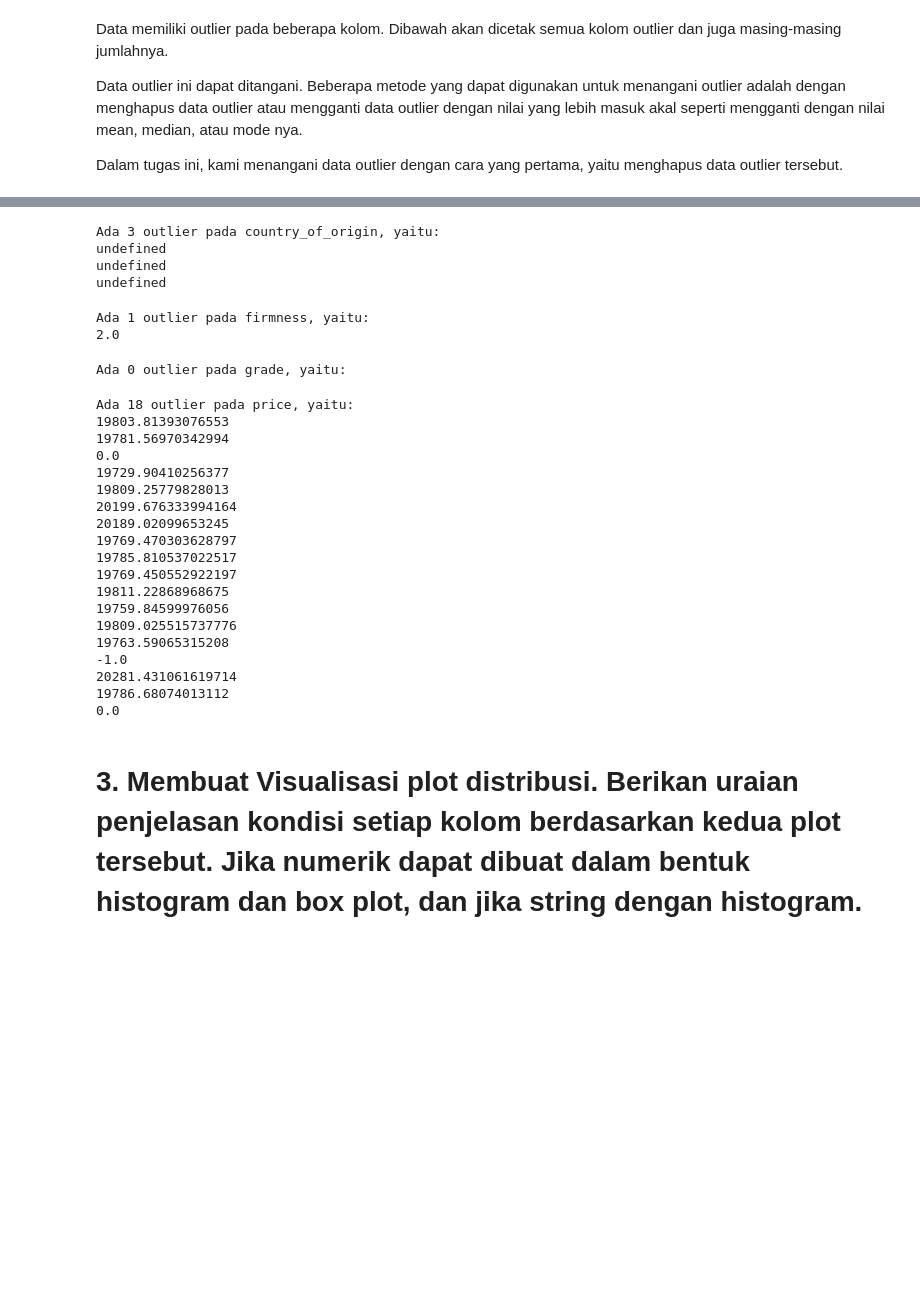
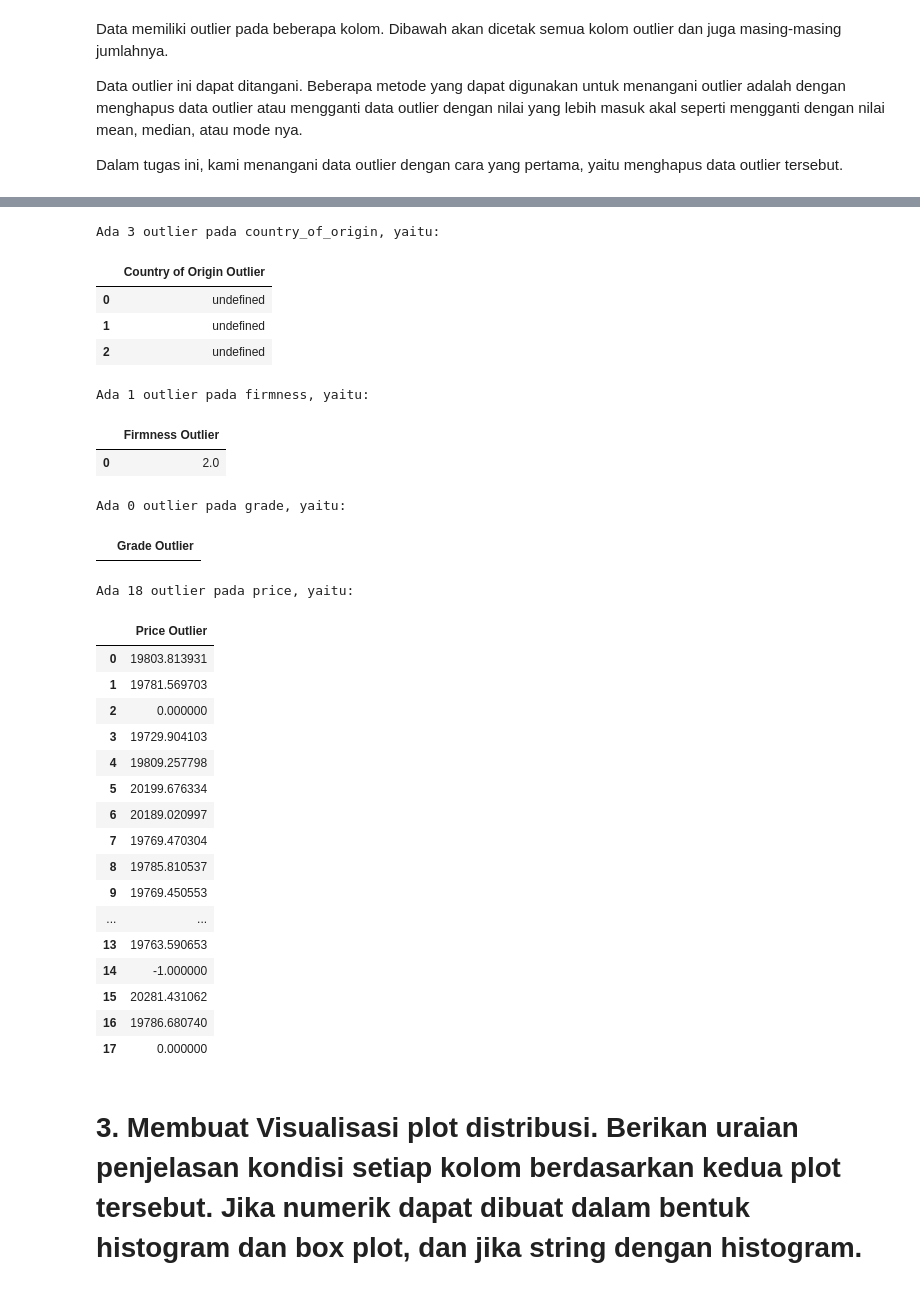
Before and after one commit to SandWithCheese/TubesProbstat, a Jupyter notebook: src/main.ipynb, the cells around one changed output, grey strips where cells are left out. Saved outputs shown, nothing was run; the diff lists cells and outputs as text; code cells hidden in the pictures; blank space fills up the shorter version.

```diff
--- a/src/main.ipynb
+++ b/src/main.ipynb
@@ -1200,14 +1228,18 @@ Ada 21 outlier pada sweetness, yaitu:
 cleaned_country_origin = list(filter(lambda x: x != "undefined", country_of_origin))
 outlier_country_origin = list(filter(lambda x: x == "undefined", country_of_origin))
 
+# Df
+df_cleaned_country_origin = pd.DataFrame(cleaned_country_origin, columns=["Country of Origin Cleaned"])
+df_outlier_country_origin = pd.DataFrame(outlier_country_origin, columns=["Country of Origin Outlier"])
+
 print(f"Ada {len(outlier_country_origin)} outlier pada country_of_origin, yaitu:")
-for outlier in outlier_country_origin:
-    print(outlier)
+df_outlier_country_origin
 # %% [output]
 Ada 3 outlier pada country_of_origin, yaitu:
-undefined
-undefined
-undefined
+|  | Country of Origin Outlier |
+| 0 | undefined |
+| 1 | undefined |
+| 2 | undefined |
 # %%
 # Firmness
 firmness_lower_outlier_limit = quartile(firmness, 1) - 1.5 * iqr(firmness)
@@ -1222,60 +1254,70 @@ for i in firmness:
     else:
         cleaned_firmness.append(i)
 
+# Df
+df_cleaned_firmness = pd.DataFrame(cleaned_firmness, columns=["Firmness Cleaned"])
+df_outliers_firmness = pd.DataFrame(outliers_firmness, columns=["Firmness Outlier"])
+
 # Output
 print(f"Ada {len(outliers_firmness)} outlier pada firmness, yaitu:")
-for outlier in outliers_firmness:
-    print(outlier)
+df_outliers_firmness
 # %% [output]
 Ada 1 outlier pada firmness, yaitu:
-2.0
+|  | Firmness Outlier |
+| 0 | 2.0 |
 # %%
 outlier_grade = list(filter(lambda x: x == "undefined", grade))
 cleaned_grade = list(filter(lambda x: x != "undefined", grade))
 
+# Df
+df_cleaned_grade = pd.DataFrame(cleaned_grade, columns=["Grade Cleaned"])
+df_outlier_grade = pd.DataFrame(outlier_grade, columns=["Grade Outlier"])
+
 print(f"Ada {len(outlier_grade)} outlier pada grade, yaitu:")
-for outlier in outlier_grade:
-    print(outlier)
+df_outlier_grade
 # %% [output]
 Ada 0 outlier pada grade, yaitu:
+|  | Grade Outlier |
 # %%
 # Price
 price_lower_outlier_limit = quartile(price, 1) - 1.5 * iqr(price)
 price_higher_outlier_limit = quartile(price, 3) + 1.5 * iqr(price)
 
 outliers_price = []
 cleaned_price = []
 
 for i in price:
     if i < price_lower_outlier_limit or i > price_higher_outlier_limit:
         outliers_price.append(i)
     else:
         cleaned_price.append(i)
 
+# Df
+df_cleaned_price = pd.DataFrame(cleaned_price, columns=["Price Cleaned"])
+df_outliers_price = pd.DataFrame(outliers_price, columns=["Price Outlier"])
+
 # Output
 print(f"Ada {len(outliers_price)} outlier pada price, yaitu:")
-for outlier in outliers_price:
-    print(outlier)
+df_outliers_price
 # %% [output]
 Ada 18 outlier pada price, yaitu:
-19803.81393076553
-19781.56970342994
-0.0
-19729.90410256377
-19809.25779828013
-20199.676333994164
-20189.02099653245
-19769.470303628797
-19785.810537022517
-19769.450552922197
-19811.22868968675
-19759.84599976056
-19809.025515737776
-19763.59065315208
--1.0
-20281.431061619714
-19786.68074013112
-0.0
+|  | Price Outlier |
+| 0 | 19803.813931 |
+| 1 | 19781.569703 |
+| 2 | 0.000000 |
+| 3 | 19729.904103 |
+| 4 | 19809.257798 |
+| 5 | 20199.676334 |
+| 6 | 20189.020997 |
+| 7 | 19769.470304 |
+| 8 | 19785.810537 |
+| 9 | 19769.450553 |
+| ... | ... |
+| 13 | 19763.590653 |
+| 14 | -1.000000 |
+| 15 | 20281.431062 |
+| 16 | 19786.680740 |
+| 17 | 0.000000 |
 # %% [markdown]
 # 3. Membuat Visualisasi plot distribusi. Berikan uraian penjelasan kondisi setiap kolom berdasarkan kedua plot tersebut. Jika numerik dapat dibuat dalam bentuk histogram dan box plot, dan jika string dengan histogram.
 # %%
```
Also changed, not shown: parts of 14 cells of this notebook.
